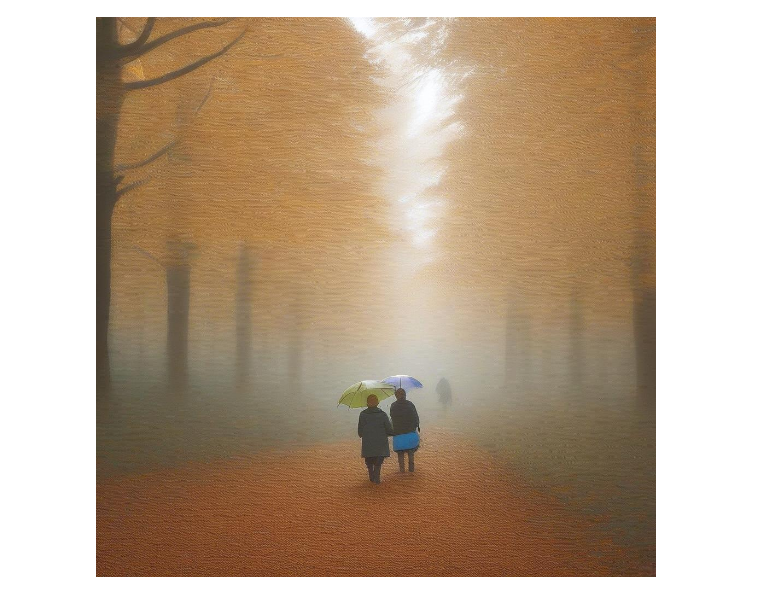
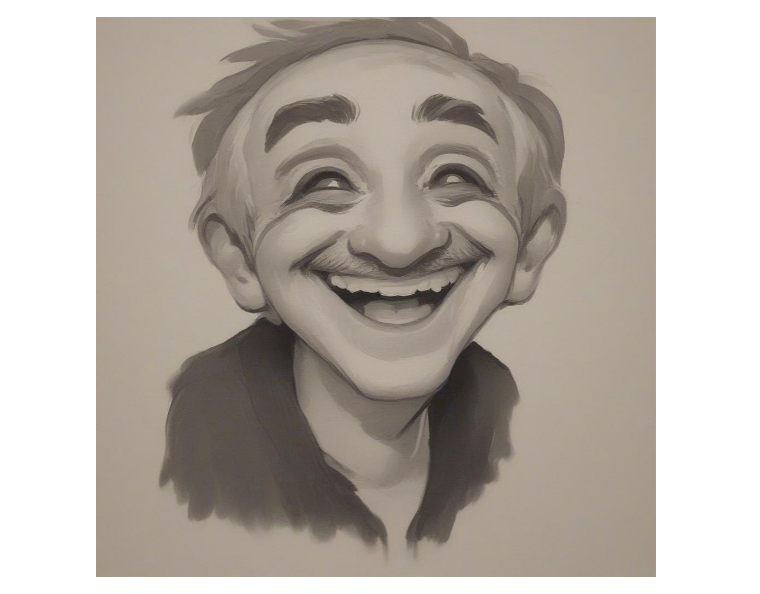
Before and after one commit to kennywang112/LLM, a Jupyter notebook: ImageGen.ipynb, the cells around one changed output. Drawn from its saved outputs; the diff is of its cells as text; code cells hidden in the pictures.

```diff
--- a/ImageGen.ipynb
+++ b/ImageGen.ipynb
@@ -9,14 +11,14 @@ headers = {"Authorization": "Bearer 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"}
 # %%
 def query(payload):
     response = requests.post(API_URL, headers=headers, json=payload)
     return response.content
 image_bytes = query({
-    "inputs": "They continued walking, the sound of crunching leaves underfoot the only noise accompanying them",
+    "inputs": "A happy guy",
 })
 # You can access the image with PIL.Image for example
 import io
 from PIL import Image
 image = Image.open(io.BytesIO(image_bytes))
 display(image)
 # %% [output]
-[figure, old version]
+[figure, new version]
```
Also changed, not shown: parts of 1 cell of this notebook, 19 other files.
